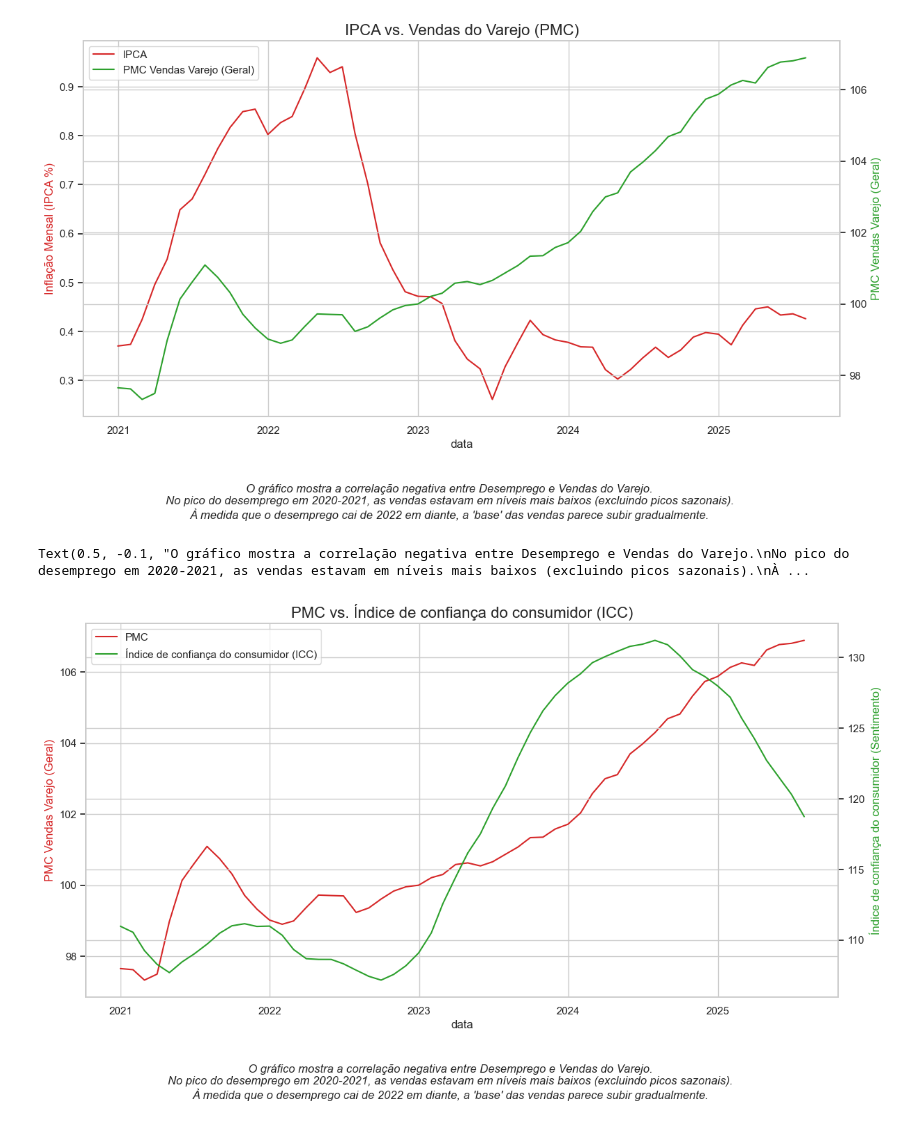
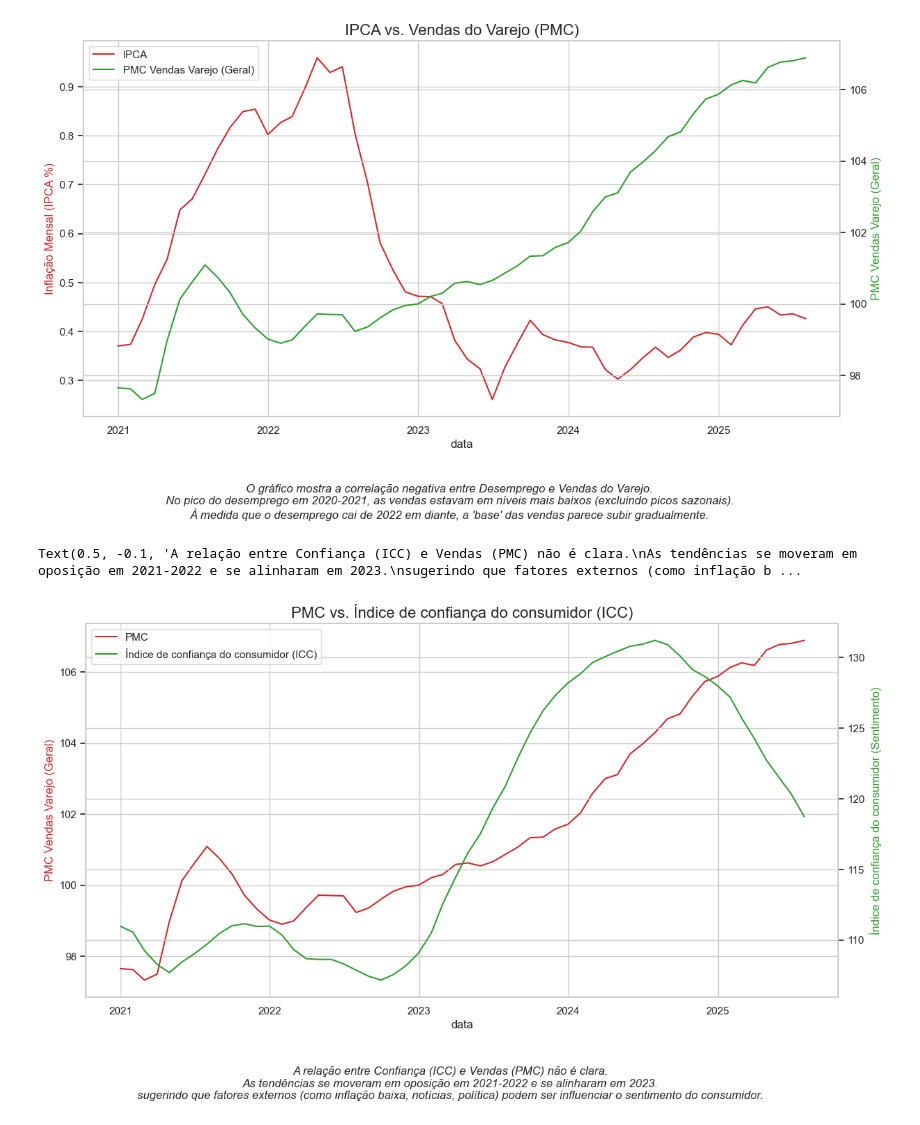
Before and after one commit to ThiagoPBorges/E-commerce-Macroeconomia-BR, a Jupyter notebook: notebooks_/03_exploratory_data_analysis.ipynb, the cells around one changed output. Cells and saved outputs as stored; diff of their text form; code cells hidden in the pictures.

```diff
--- a/notebooks_/03_exploratory_data_analysis.ipynb
+++ b/notebooks_/03_exploratory_data_analysis.ipynb
@@ -402,34 +402,34 @@ ax1.plot(
 ax2 = ax1.twinx()
 cor_ax2 = 'tab:green'
 ax2.set_ylabel('Índice de confiança do consumidor (Sentimento)', color=cor_ax2)
 
 ax2.plot(
         df_12m.index,
         df_12m['icc_confianca_consumidor'],
         color= cor_ax2,
         label= 'Índice de confiança do consumidor (ICC)'
 )
 
 plt.title('PMC vs. Índice de confiança do consumidor (ICC)', fontsize=16)
 
 # Adiciona a legenda (pegando labels de ambos os eixos)
 lines1, labels1 = ax1.get_legend_handles_labels()
 lines2, labels2 = ax2.get_legend_handles_labels()
 ax2.legend(lines1 + lines2, labels1 + labels2, loc='upper left')
 
-conclusão_ipca_pmc = (
+conclusão_pmc_icc = (
     "A relação entre Confiança (ICC) e Vendas (PMC) não é clara.\n"
     "As tendências se moveram em oposição em 2021-2022 e se alinharam em 2023.\n"
     "sugerindo que fatores externos (como inflação baixa, notícias, política) podem ser influenciar o sentimento do consumidor."
 )
 
 fig.text(
     0.5,
     -0.1,
-    conclusão_desemprego_pmc,
+    conclusão_pmc_icc,
     ha='center',
     style='italic'
 )
 # %% [output]
-Text(0.5, -0.1, "O gráfico mostra a correlação negativa entre Desemprego e Vendas do Varejo.\nNo pico do desemprego em 2020-2021, as vendas estavam em níveis mais baixos (excluindo picos sazonais).\nÀ ...
+Text(0.5, -0.1, 'A relação entre Confiança (ICC) e Vendas (PMC) não é clara.\nAs tendências se moveram em oposição em 2021-2022 e se alinharam em 2023.\nsugerindo que fatores externos (como inflação b ...
-[figure, old version]
+[figure, new version]
```
Also changed, not shown: parts of 9 cells of this notebook, 2 other files.
